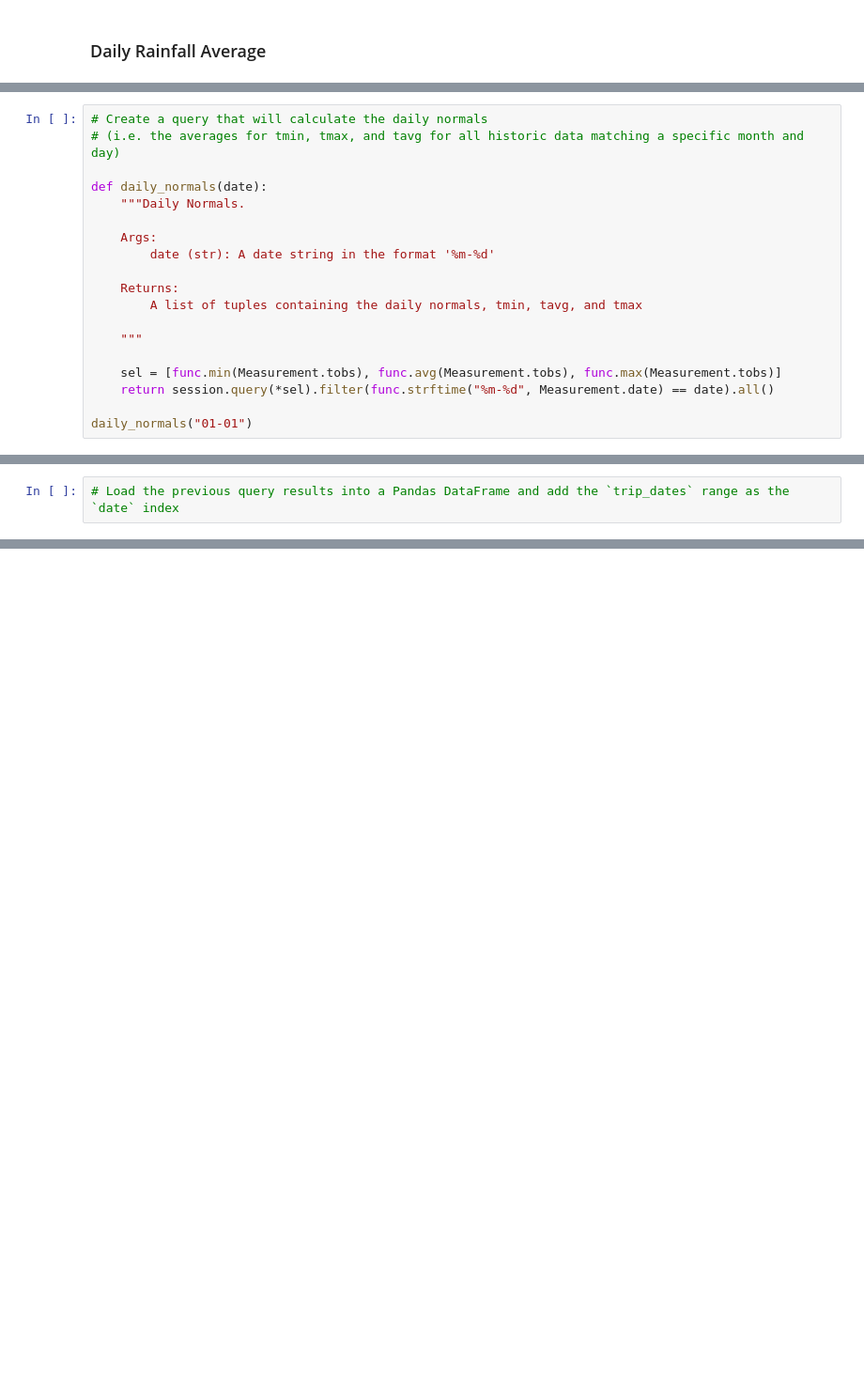
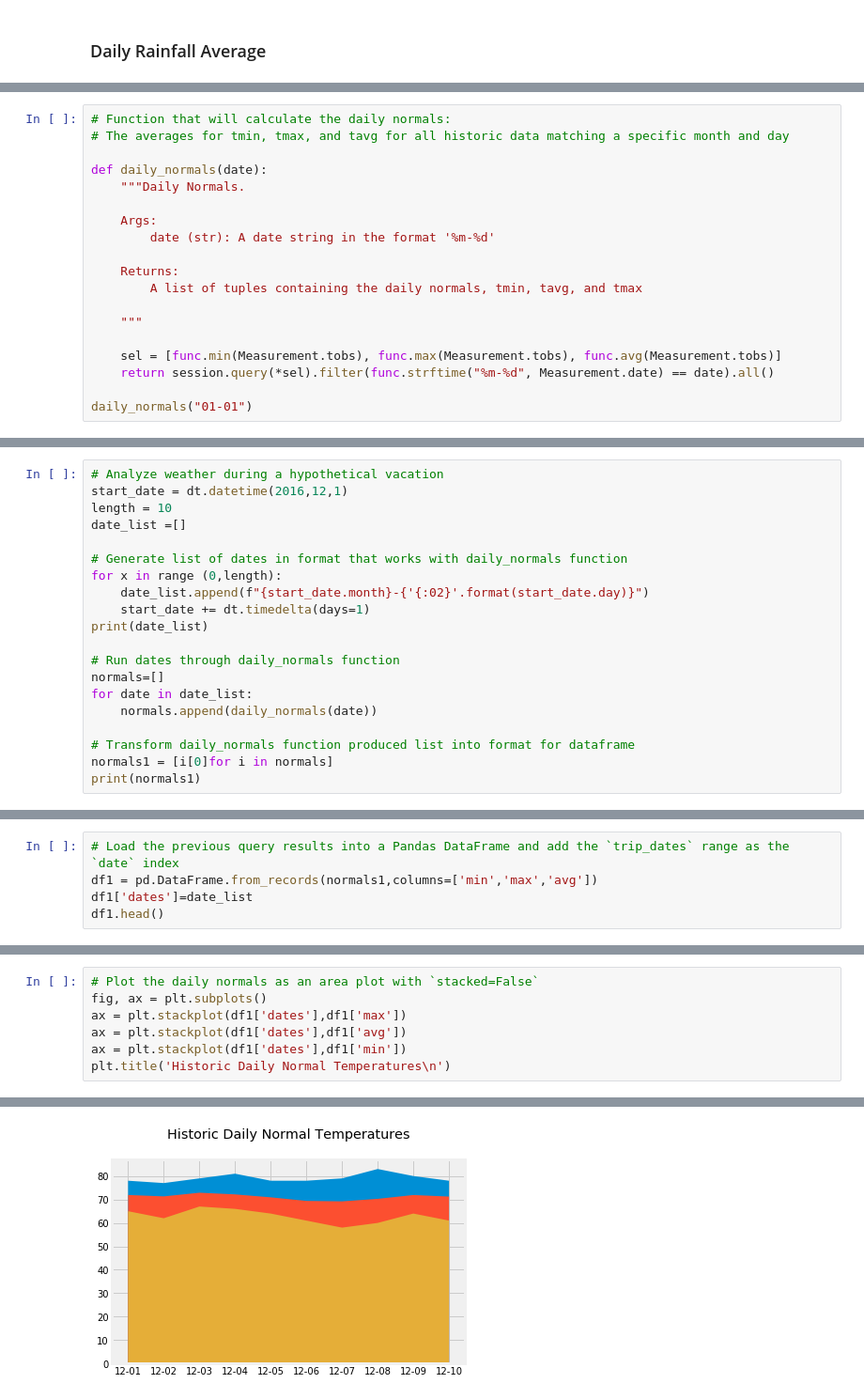
Before and after one commit to scottinsactown/Hawaii-Climate-Analysis, a Jupyter notebook: climate_analysis.ipynb, the cells around one changed output, grey strips where cells are left out. Shown at 94% size. Cells and saved outputs as stored; diff of their text form; blank space fills up the shorter version.

```diff
--- a/climate_analysis.ipynb
+++ b/climate_analysis.ipynb
@@ -287,8 +290,8 @@ query
   0.8800000000000001),
  ('USC00517948', 'PEARL CITY, HI US', 21.3934, -157.9751, 11.9, 0.27)]
 # %%
-# Create a query that will calculate the daily normals
-# (i.e. the averages for tmin, tmax, and tavg for all historic data matching a specific month and day)
+# Function that will calculate the daily normals:
+# The averages for tmin, tmax, and tavg for all historic data matching a specific month and day
 
 def daily_normals(date):
     """Daily Normals.
@@ -301,7 +304,7 @@ def daily_normals(date):
 
     """
 
-    sel = [func.min(Measurement.tobs), func.avg(Measurement.tobs), func.max(Measurement.tobs)]
+    sel = [func.min(Measurement.tobs), func.max(Measurement.tobs), func.avg(Measurement.tobs)]
     return session.query(*sel).filter(func.strftime("%m-%d", Measurement.date) == date).all()
 
 daily_normals("01-01")
@@ -320,0 +313,20 @@ daily_normals("01-01")
+# %%
+# Analyze weather during a hypothetical vacation
+start_date = dt.datetime(2016,12,1)
+length = 10
+date_list =[]
+
+# Generate list of dates in format that works with daily_normals function
+for x in range (0,length):
+    date_list.append(f"{start_date.month}-{'{:02}'.format(start_date.day)}")
+    start_date += dt.timedelta(days=1)
+print(date_list)
+
+# Run dates through daily_normals function
+normals=[]
+for date in date_list:
+    normals.append(daily_normals(date))
+
+# Transform daily_normals function produced list into format for dataframe
+normals1 = [i[0]for i in normals]
+print(normals1)
@@ -321,2 +336,5 @@ daily_normals("01-01")
 # %%
 # Load the previous query results into a Pandas DataFrame and add the `trip_dates` range as the `date` index
+df1 = pd.DataFrame.from_records(normals1,columns=['min','max','avg'])
+df1['dates']=date_list
+df1.head()
@@ -324,0 +348,8 @@ daily_normals("01-01")
+# %%
+# Plot the daily normals as an area plot with `stacked=False`
+fig, ax = plt.subplots()
+ax = plt.stackplot(df1['dates'],df1['max'])
+ax = plt.stackplot(df1['dates'],df1['avg'])
+ax = plt.stackplot(df1['dates'],df1['min'])
+plt.title('Historic Daily Normal Temperatures\n')
+# %% [output]
@@ -324,0 +357 @@ daily_normals("01-01")
+[figure, added]
```
Also changed, not shown: parts of 23 cells of this notebook.
